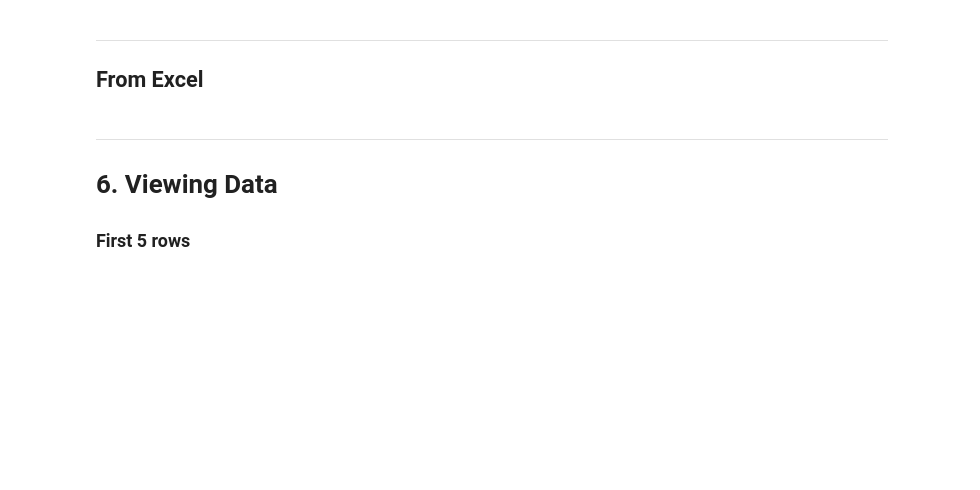
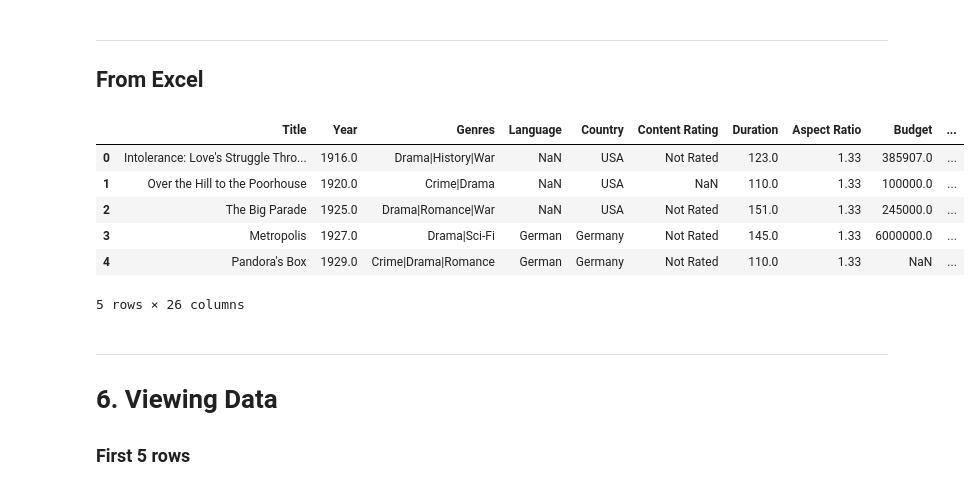
Before and after one commit to gauravkumar902704/AI-Mastery, a Jupyter notebook: 1. Python/4. Libraries/2. Pandas/1. Pandas_Tutorial.ipynb, the cells around one changed output. Drawn from its saved outputs; the diff is of its cells as text; code cells hidden in the pictures; blank space fills up the shorter version.

```diff
--- a/1. Python/4. Libraries/2. Pandas/1. Pandas_Tutorial.ipynb
+++ b/1. Python/4. Libraries/2. Pandas/1. Pandas_Tutorial.ipynb
@@ -321,5 +360,15 @@ path = Path(r"..\0. Datasets\Sample_Data.xlsx")
 # %%
 df = pd.read_excel(path)
+# %%
+df.head()
+# %% [output]
+|  | Title | Year | Genres | Language | Country | Content Rating | Duration | Aspect Ratio | Budget | ... |
+| 0 | Intolerance: Love's Struggle Thro... | 1916.0 | Drama|History|War | NaN | USA | Not Rated | 123.0 | 1.33 | 385907.0 | ... |
+| 1 | Over the Hill to the Poorhouse | 1920.0 | Crime|Drama | NaN | USA | NaN | 110.0 | 1.33 | 100000.0 | ... |
+| 2 | The Big Parade | 1925.0 | Drama|Romance|War | NaN | USA | Not Rated | 151.0 | 1.33 | 245000.0 | ... |
+| 3 | Metropolis | 1927.0 | Drama|Sci-Fi | German | Germany | Not Rated | 145.0 | 1.33 | 6000000.0 | ... |
+| 4 | Pandora's Box | 1929.0 | Crime|Drama|Romance | German | Germany | Not Rated | 110.0 | 1.33 | NaN | ... |
+5 rows × 26 columns
 # %% [markdown]
 ---
 
```
Also changed, not shown: parts of 42 cells of this notebook, 7 other files.
